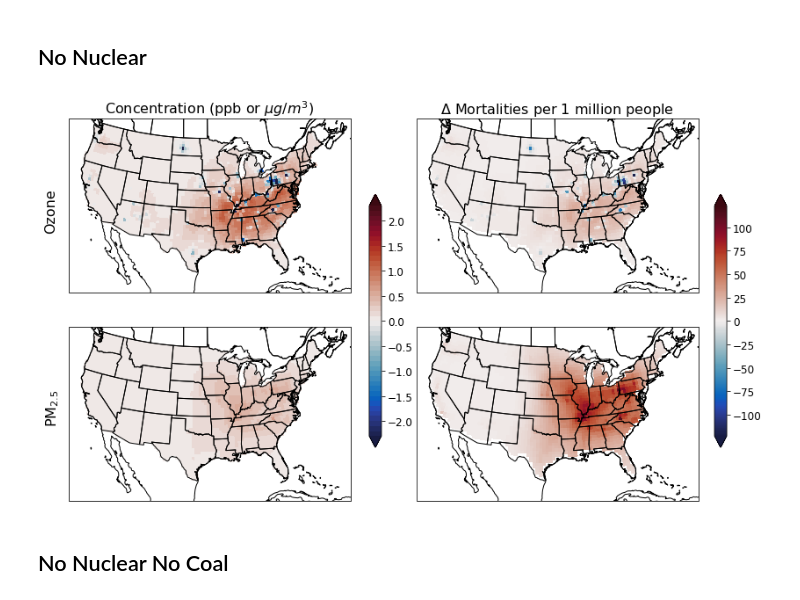
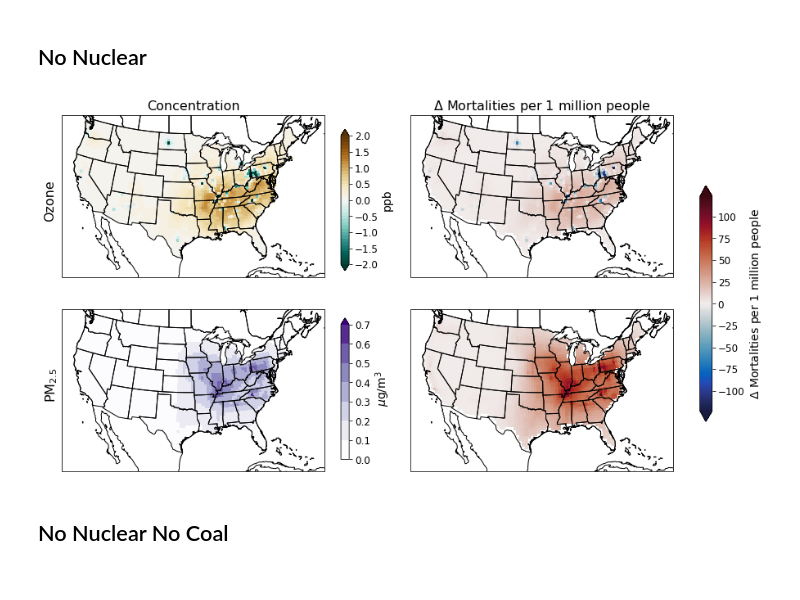
Before and after one commit to lfreese/us-ego, a Jupyter notebook: ego_nonuclear_project/10.4_health_and_poll.ipynb, the cells around one changed output. Cells and saved outputs as stored; diff of their text form; code cells hidden in the pictures.

```diff
--- a/ego_nonuclear_project/10.4_health_and_poll.ipynb
+++ b/ego_nonuclear_project/10.4_health_and_poll.ipynb
@@ -60,22 +69,31 @@ ds_seasonal = ds_seasonal.where(contiguous_mask)
 # %%
-fig = plt.figure(figsize=[13,8])
+fig = plt.figure(figsize=[14,8])
+
 ### O3 No Nuclear plot ###
+cmap = 'BrBG_r'
 lev = np.squeeze(np.arange(-123,123.5,.5))
-lev_pol =  np.squeeze(np.arange(-2.3,2.4,.1))
-cmap = cmocean.cm.balance
+lev_pol =  np.squeeze(np.arange(-2.0,2.1,.1))
 ax_o3 = fig.add_subplot(2,2,1, projection=ccrs.LambertConformal())
-pc2 = (ds_seasonal['O3'].sel(season ='JJA', model_name = 'nonuc_NA')-ds_seasonal['O3'].sel(season ='JJA', model_name = 'normal_NA')).plot(ax = ax_o3,
+o3 = (ds_seasonal['O3'].sel(season ='JJA', model_name = 'nonuc_NA')-ds_seasonal['O3'].sel(season ='JJA', model_name = 'normal_NA')).plot(ax = ax_o3,
                                                                                   add_colorbar=False,
                                                                                   cmap = cmap,transform=ccrs.PlateCarree(),
                                                                                   levels = lev_pol,
                                                                                   extend = 'both')
-ax_o3.set_title('Concentration (ppb or $\mu g/m^3$)', fontsize = 16)
+ax_o3.set_title('Concentration', fontsize = 16)
 ax_o3.add_feature(cfeat.STATES)
 ax_o3.coastlines()
 ax_o3.set_extent([-120,-70,20,50])
 
+## O3 colorbarr ##
+cbar_ax = fig.add_axes([.48, 0.55, 0.01, 0.3])
+cb = fig.colorbar(o3, cax=cbar_ax)
+cbar_ax.tick_params(labelsize=10)
+cb.set_label(label = r'ppb', fontsize=14)
+cb.ax.tick_params(labelsize='large')
+
+
 ### O3 No Nuclear Mortalities ###
-
+cmap = cmocean.cm.balance
 ax_o3_mort = fig.add_subplot(2,2,2, projection=ccrs.LambertConformal())
 pc = (1e6*ds_o3['Δmortality_mean'].sel(model_name = 'nonuc_NA')/ds_o3['regrid_pop_count']).plot(ax = ax_o3_mort,
                                                                                   add_colorbar=False,
@@ -88,55 +106,60 @@ ax_o3_mort.coastlines()
 ax_o3_mort.set_extent([-120,-70,20,50])
 
 ### PM No Nuclear plot ###
-
+cmap = 'Purples'
+lev_pol =  np.squeeze(np.arange(0,.8,.1))
 ax_pm = fig.add_subplot(2,2,3, projection=ccrs.LambertConformal())
-(ds_seasonal['PM25'].sel( model_name = 'nonuc_NA')-ds_seasonal['PM25'].sel(model_name = 'normal_NA')).mean(dim = 'season').plot(ax = ax_pm,
+pm = (ds_seasonal['PM25'].sel( model_name = 'nonuc_NA')-ds_seasonal['PM25'].sel(model_name = 'normal_NA')).mean(dim = 'season').plot(ax = ax_pm,
                                                          add_colorbar=False, cmap = cmap,
                                                          transform=ccrs.PlateCarree(),
                                                          levels = lev_pol,
-                                                         extend = 'both')
+                                                         extend = 'max')
 ax_pm.set_title(r' ', fontsize = 16)
 ax_pm.add_feature(cfeat.STATES)
 ax_pm.coastlines()
 ax_pm.set_extent([-120,-70,20,50])
 
+## PM colorbar ##
+cbar_ax = fig.add_axes([.48, 0.15, 0.01, 0.3])
+cb = fig.colorbar(pm, cax=cbar_ax)
+cbar_ax.tick_params(labelsize=10)
+cb.set_label(label = r'$\mu$g/m$^3$', fontsize=14)
+cb.ax.tick_params(labelsize='large')
+
+
 ### PM No Nuclear Mortalities###
+cmap = cmocean.cm.balance
 ax_pm_mort = fig.add_subplot(2,2,4, projection=ccrs.LambertConformal())
 (1e6*ds_PM['Δmortality_mean'].sel(model_name = 'nonuc_NA')/ds_PM['regrid_pop_count']).plot(ax = ax_pm_mort,
                                                          add_colorbar=False, cmap = cmap,
                                                          transform=ccrs.PlateCarree(),
                                                          levels = lev,
                                                          extend = 'both')
 ax_pm_mort.set_title(r' ', fontsize = 16)
 ax_pm_mort.add_feature(cfeat.STATES)
 ax_pm_mort.coastlines()
 ax_pm_mort.set_extent([-120,-70,20,50])
 
+
+
 ### Mortality color bar #####
 cbar_ax = fig.add_axes([.915, 0.23, 0.015, 0.5])
 cb = fig.colorbar(pc, cax=cbar_ax)
 cbar_ax.tick_params(labelsize=10)
 
-#cb.set_label(label = , fontsize=14)
+cb.set_label(label = '$\Delta$ Mortalities per 1 million people', fontsize=14)
 cb.ax.tick_params(labelsize='large')
 
-### pollution color bar ####
-
-cbar2_ax = fig.add_axes([.495, 0.23, 0.015, 0.5])
-cb2 = fig.colorbar(pc2, cax=cbar2_ax)
-cbar2_ax.tick_params(labelsize=10)
-
-#cb2.set_label(label = , fontsize=14)
-cb2.ax.tick_params(labelsize='large')
 
 ### Titles ###
 
-fig.text(.1,.66,'Ozone', fontsize = 16, rotation = 'vertical')
-fig.text(.1,.28,'PM$_{2.5}$', fontsize = 16, rotation = 'vertical')
+fig.text(.12,.66,'Ozone', fontsize = 16, rotation = 'vertical')
+fig.text(.12,.28,'PM$_{2.5}$', fontsize = 16, rotation = 'vertical')
 
+#plt.tight_layout()
 plt.savefig('./Figures/mortalities_poll_nonuc.png', bbox_inches = 'tight', dpi = 150)
 # %% [output]
-[figure, old version]
+[figure, new version]
 # %% [markdown]
 ## No Nuclear No Coal
 # %%
```
Also changed, not shown: parts of 2 cells of this notebook, 4 other files.
